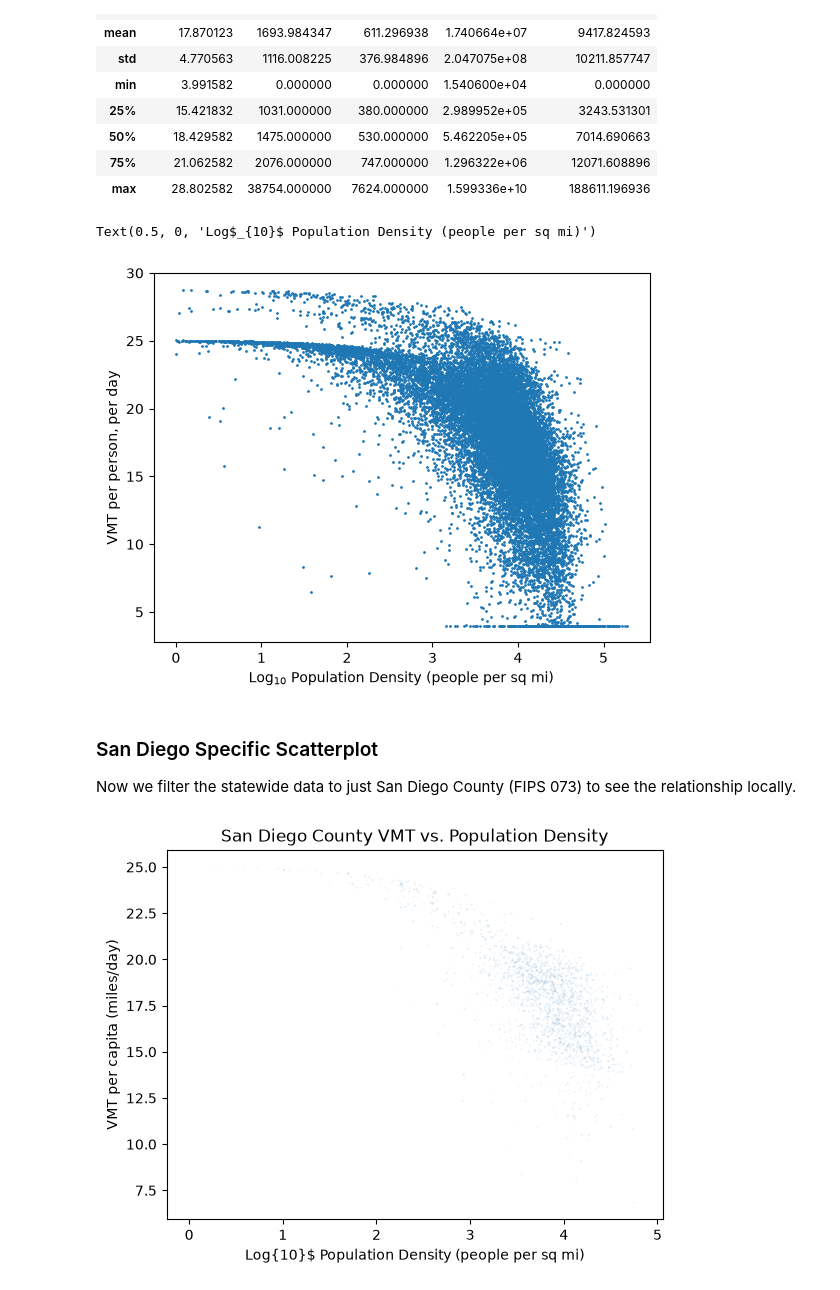
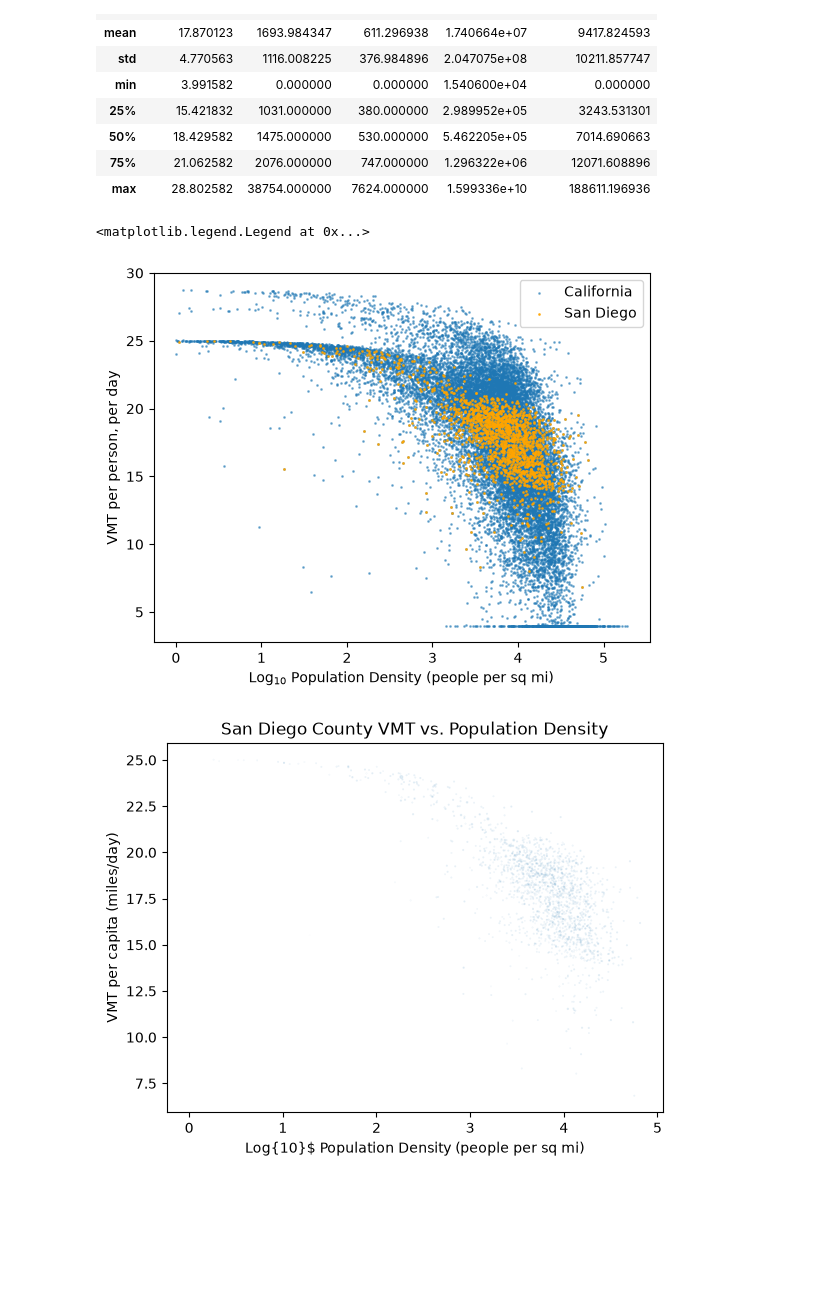
Before and after one commit to symptom-of-indigo/esm-grad-portfolio, a Jupyter notebook: sanDiego.ipynb, the cells around one changed output. Saved outputs shown, nothing was run; the diff lists cells and outputs as text; code cells hidden in the pictures; blank space fills up the shorter version.

Commit message:
add sanDiego layer to hist, dist charts

```diff
--- a/sanDiego.ipynb
+++ b/sanDiego.ipynb
@@ -325,18 +325,21 @@ vmt_merged.describe()
 # %%
 # Scatterplot
 # First filter to rows with > 0 pop density. We'll use > 1 to avoid small floating point issues.
 vmt_subset = vmt_merged[vmt_merged['Population Density'] > 1]
 
-plt.scatter(np.log10(vmt_subset['Population Density']), vmt_subset['VMTpc'], s=1)
-# scatter(x, y); we set optional argument s=1 to keep the markers small.
+# Plot the statewide data
+plt.scatter(np.log10(vmt_subset['Population Density']), vmt_subset['VMTpc'], s=1, alpha=0.5, label='California')
+
+# San Diego data overlaid
+sd_vmt_subset = vmt_subset[vmt_subset.index.str.startswith('06073')]
+plt.scatter(np.log10(sd_vmt_subset['Population Density']), sd_vmt_subset['VMTpc'], s=1, color='orange', alpha=0.8, label='San Diego')
+
 plt.ylabel('VMT per person, per day')
 plt.xlabel('Log$_{10}$ Population Density (people per sq mi)')
+plt.legend()
 # %% [output]
-Text(0.5, 0, 'Log$_{10}$ Population Density (people per sq mi)')
+<matplotlib.legend.Legend at 0x...>
-[figure, old version]
+[figure, new version]
-# %% [markdown]
-### San Diego Specific Scatterplot
-Now we filter the statewide data to just San Diego County (FIPS 073) to see the relationship locally.
 # %%
 # Filter for San Diego County (state FIPS 06, county FIPS 073)
 sd_vmt_merged = vmt_merged[vmt_merged.index.str.startswith('06073')]
```
Also changed, not shown: parts of 9 cells of this notebook.
